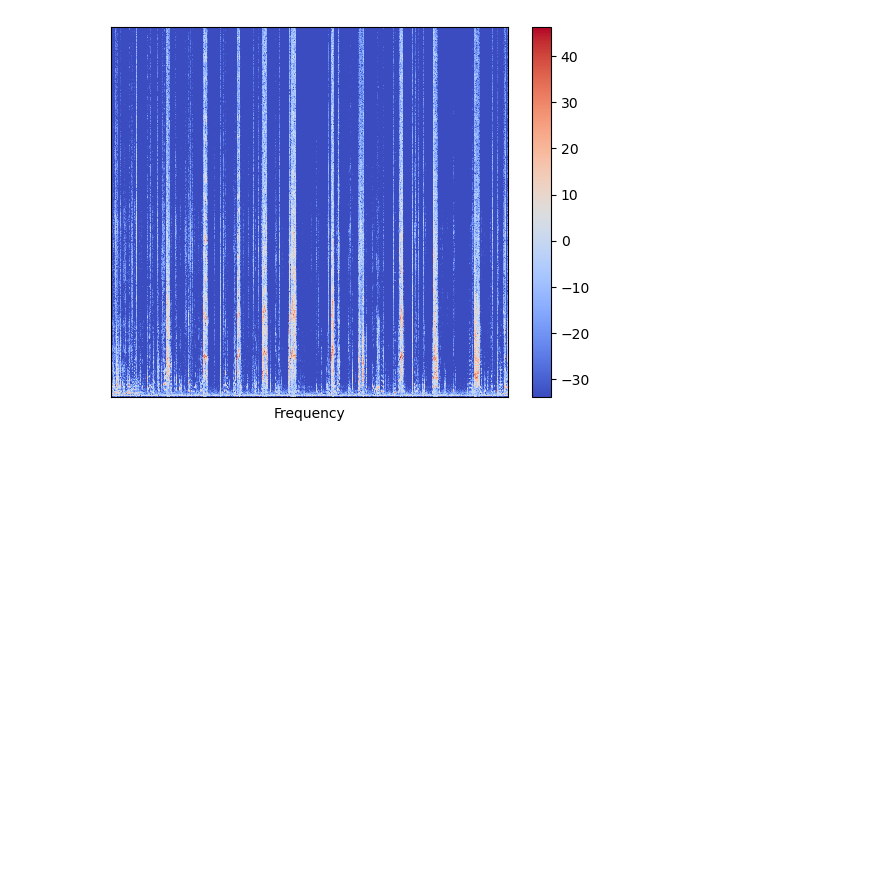
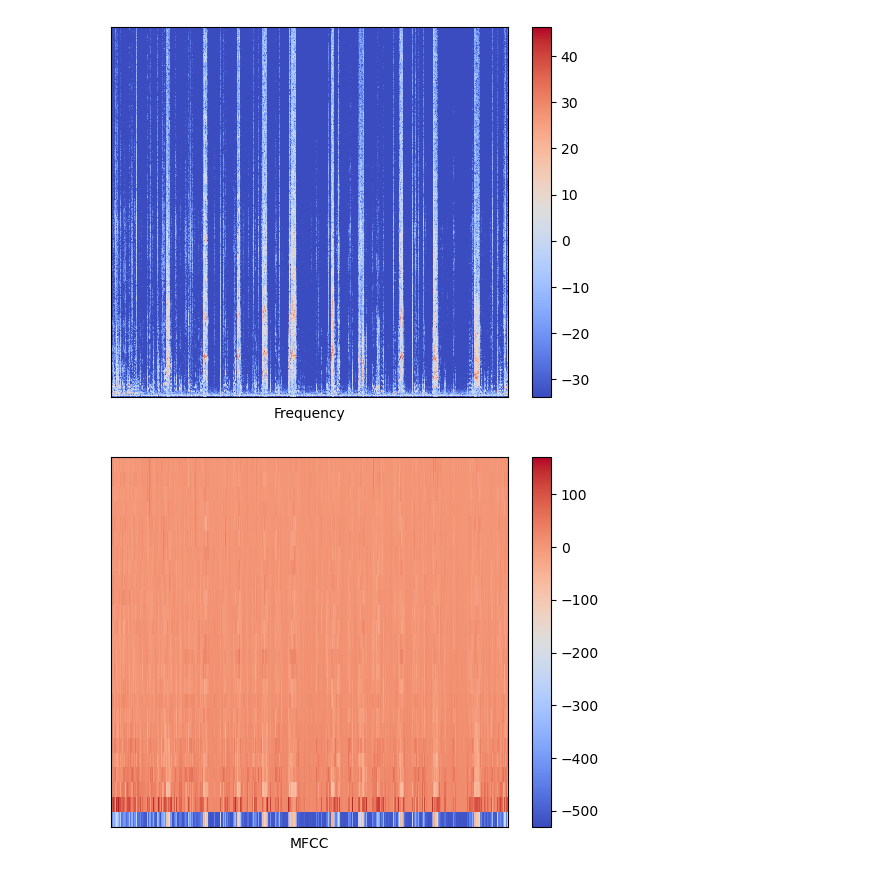
Before and after one commit to joshgalvan/machine-learning, a Jupyter notebook: audio_preprocessing.ipynb, the cells around one changed output. Saved outputs shown, nothing was run; the diff lists cells and outputs as text; code cells hidden in the pictures; blank space fills up the shorter version.

```diff
--- a/audio_preprocessing.ipynb
+++ b/audio_preprocessing.ipynb
@@ -60,12 +60,14 @@ plt.show()
 # %%
 # Get MFCCs
 
-n_mfcc = 26
+n_mfcc = 25
 
-MFFCs = librosa.feature.mfcc(signal, n_fft=n_fft, hop_length=hop_length, n_mfcc=n_mfcc)
+MFCCs = librosa.feature.mfcc(y=signal, n_fft=n_fft, hop_length=hop_length, n_mfcc=n_mfcc)
 
 librosa.display.specshow(MFCCs, sr=sr, hop_length=hop_length)
 plt.xlabel("Time")
 plt.xlabel("MFCC")
 plt.colorbar()
 plt.show()
+# %% [output]
+[figure, added]
```
Also changed, not shown: parts of 1 cell of this notebook.
